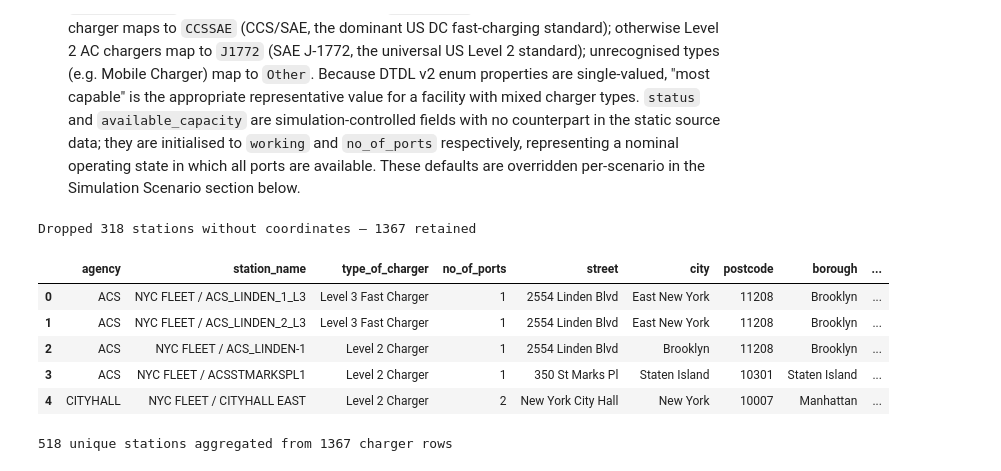
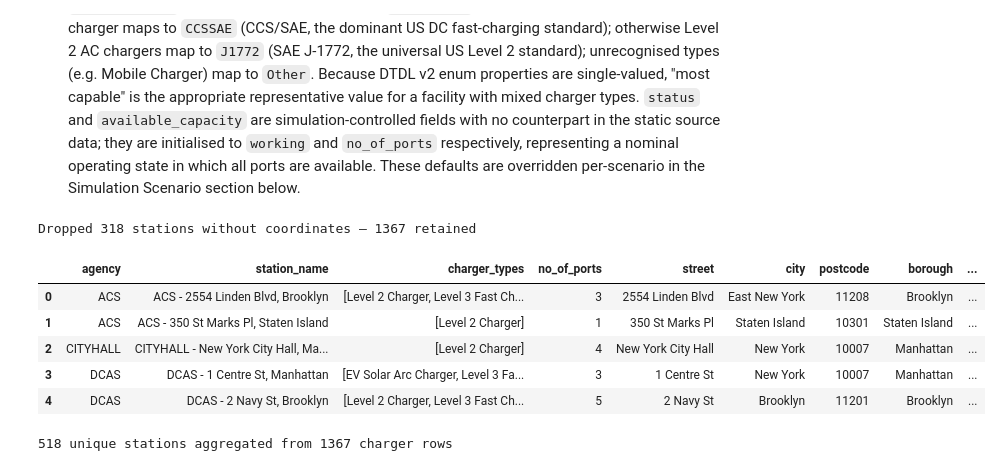
Before and after one commit to HenriKCorrea/agentwin-dataset, a Jupyter notebook: notebooks/ev_stations.ipynb, the cells around one changed output. Saved outputs shown, nothing was run; the diff lists cells and outputs as text; code cells hidden in the pictures.

Commit message:
refactor: aggregation in EV stations notebook

```diff
--- a/notebooks/ev_stations.ipynb
+++ b/notebooks/ev_stations.ipynb
@@ -142,35 +157,57 @@ The raw CSV requires six cleaning steps before it can be used in the evaluation
 # %%
 df = pd.read_csv(CSV_PATH)
 
 # 1. Drop stations without coordinates
 before = len(df)
 df = df.dropna(subset=["latitude", "longitude"])
 print(f"Dropped {before - len(df)} stations without coordinates — {len(df)} retained")
 
 # 2. Fix column types
 df["no_of_ports"] = df["no_of_ports"].astype(int)
 df["postcode"] = df["postcode"].astype(int).astype(str).str.zfill(5)
 
 # 3. Fill semantically empty fields (blank = "No" per data dictionary)
 df["public_charger_"] = df["public_charger_"].fillna("No")
 df["fee_for_city_drivers"] = df["fee_for_city_drivers"].fillna("No")
 
-# 4. Build GeoDataFrame
+# 4. Aggregate to station granularity
+df = df.groupby(["agency", "latitude", "longitude"], sort=False).agg(
+    agency=("agency", "first"),
+    station_name=("street", lambda s: f"{df.loc[s.index, 'agency'].iloc[0]} - {s.iloc[0]}, {df.loc[s.index, 'borough'].iloc[0]}"),
+    charger_types=("type_of_charger", lambda s: sorted(s.dropna().unique().tolist())),
+    no_of_ports=("no_of_ports", "sum"),
+    street=("street", "first"),
+    city=("city", "first"),
+    postcode=("postcode", "first"),
+    borough=("borough", "first"),
+    public_charger_=("public_charger_", "first"),
+    fee_for_city_drivers=("fee_for_city_drivers", "first"),
+    latitude=("latitude", "first"),
+    longitude=("longitude", "first"),
+    community_district=("community_district", "first"),
+    council_district=("council_district", "first"),
+    census_tract=("census_tract", "first"),
+    bin=("bin", "first"),
+    bbl=("bbl", "first"),
+    nta=("nta", "first"),
+).reset_index(drop=True)
+
+# 5. Build GeoDataFrame
 ev_stations = gpd.GeoDataFrame(
     df,
     geometry=gpd.points_from_xy(df["longitude"], df["latitude"]),
     crs="EPSG:4326",
 )
 
 ev_stations.head()
 # %% [output]
 Dropped 318 stations without coordinates — 1367 retained
-|  | agency | station_name | type_of_charger | no_of_ports | street | city | postcode | borough | ... |
-| 0 | ACS | NYC FLEET / ACS_LINDEN_1_L3 | Level 3 Fast Charger | 1 | 2554 Linden Blvd | East New York | 11208 | Brooklyn | ... |
-| 1 | ACS | NYC FLEET / ACS_LINDEN_2_L3 | Level 3 Fast Charger | 1 | 2554 Linden Blvd | East New York | 11208 | Brooklyn | ... |
-| 2 | ACS | NYC FLEET / ACS_LINDEN-1 | Level 2 Charger | 1 | 2554 Linden Blvd | Brooklyn | 11208 | Brooklyn | ... |
-| 3 | ACS | NYC FLEET / ACSSTMARKSPL1 | Level 2 Charger | 1 | 350 St Marks Pl | Staten Island | 10301 | Staten Island | ... |
-| 4 | CITYHALL | NYC FLEET / CITYHALL EAST | Level 2 Charger | 2 | New York City Hall | New York | 10007 | Manhattan | ... |
+|  | agency | station_name | charger_types | no_of_ports | street | city | postcode | borough | ... |
+| 0 | ACS | ACS - 2554 Linden Blvd, Brooklyn | [Level 2 Charger, Level 3 Fast Ch... | 3 | 2554 Linden Blvd | East New York | 11208 | Brooklyn | ... |
+| 1 | ACS | ACS - 350 St Marks Pl, Staten Island | [Level 2 Charger] | 1 | 350 St Marks Pl | Staten Island | 10301 | Staten Island | ... |
+| 2 | CITYHALL | CITYHALL - New York City Hall, Ma... | [Level 2 Charger] | 4 | New York City Hall | New York | 10007 | Manhattan | ... |
+| 3 | DCAS | DCAS - 1 Centre St, Manhattan | [EV Solar Arc Charger, Level 3 Fa... | 3 | 1 Centre St | New York | 10007 | Manhattan | ... |
+| 4 | DCAS | DCAS - 2 Navy St, Brooklyn | [Level 2 Charger, Level 3 Fast Ch... | 5 | 2 Navy St | Brooklyn | 11201 | Brooklyn | ... |
 # %%
 # 5. Aggregate to station granularity
 agg = ev_stations.groupby(["agency", "latitude", "longitude"], sort=False).agg(
```
Also changed, not shown: parts of 2 cells of this notebook.
